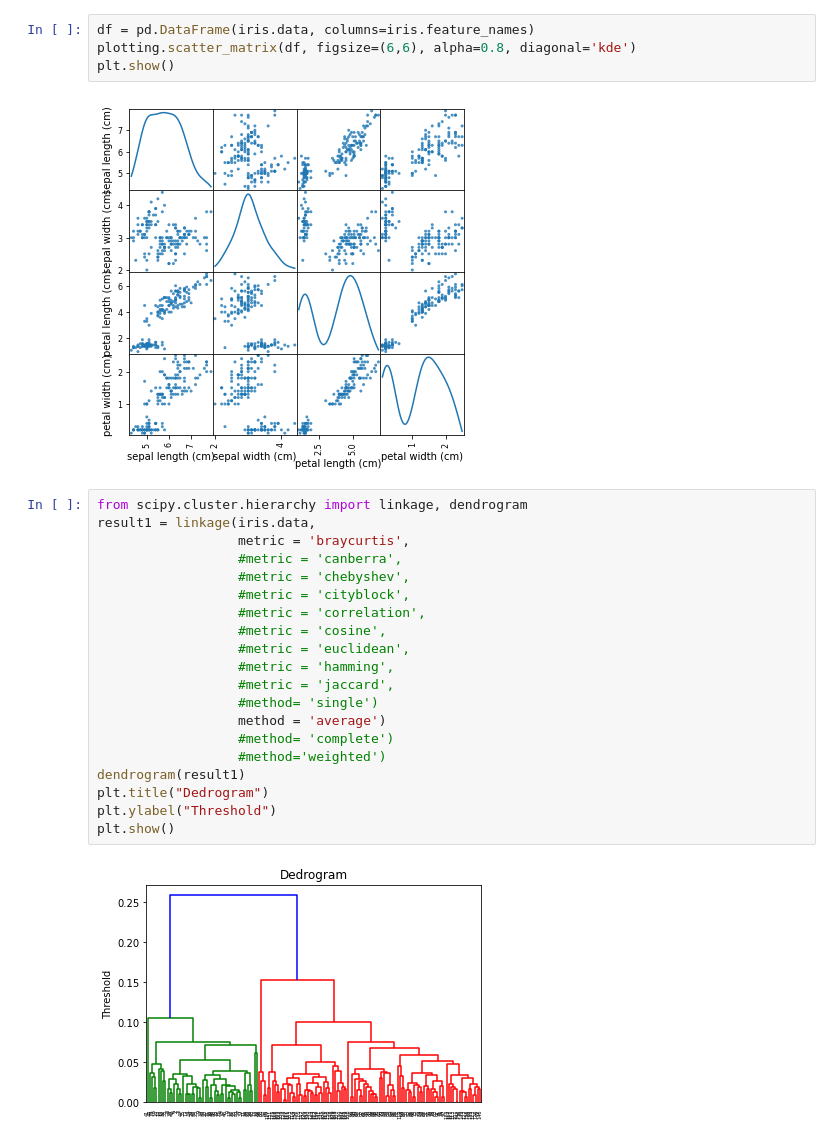
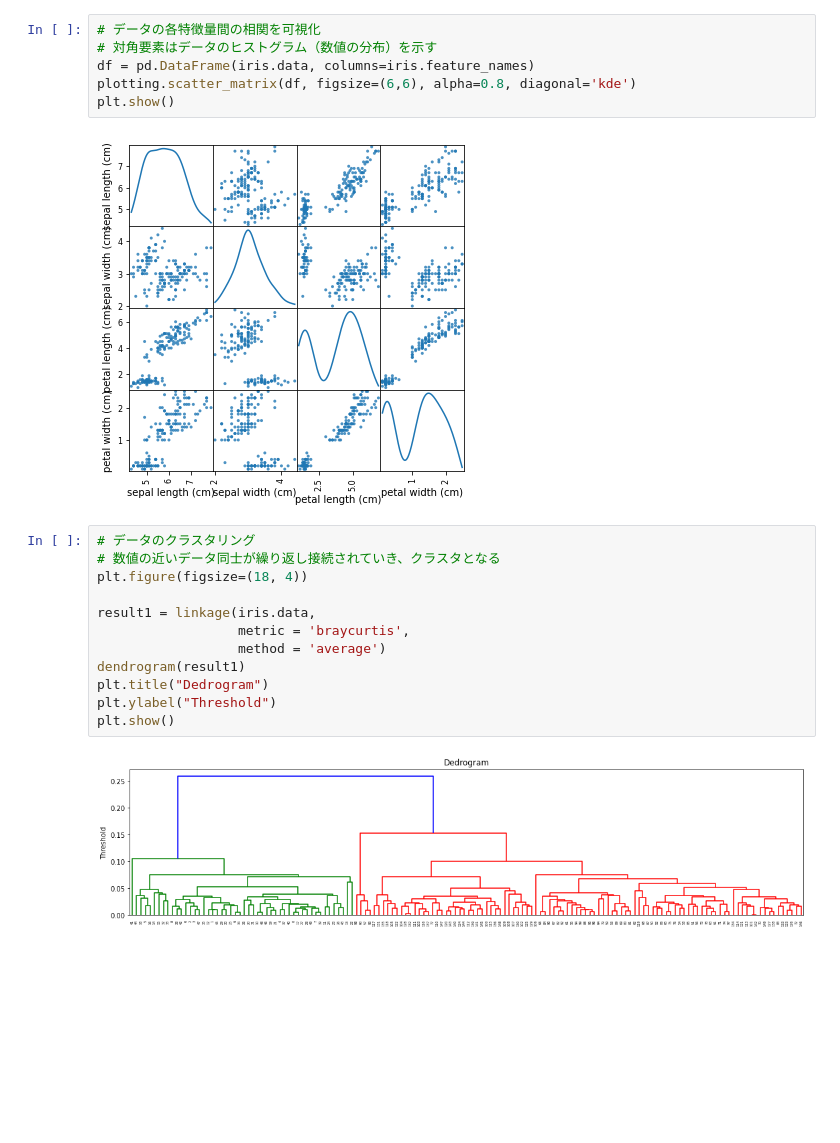
Before and after one commit to peisuke/ml-works, a Jupyter notebook: 7/7_2.ipynb, the cells around one changed output. Cells and saved outputs as stored; diff of their text form; blank space fills up the shorter version.

```diff
--- a/7/7_2.ipynb
+++ b/7/7_2.ipynb
@@ -13,28 +34,22 @@ iris = datasets.load_iris()
 # %%
+# データの各特徴量間の相関を可視化
+# 対角要素はデータのヒストグラム（数値の分布）を示す
 df = pd.DataFrame(iris.data, columns=iris.feature_names)
 plotting.scatter_matrix(df, figsize=(6,6), alpha=0.8, diagonal='kde')
 plt.show()
 # %% [output]
 [figure]
 # %%
-from scipy.cluster.hierarchy import linkage, dendrogram
+# データのクラスタリング
+# 数値の近いデータ同士が繰り返し接続されていき、クラスタとなる
+plt.figure(figsize=(18, 4))
+
 result1 = linkage(iris.data,
                   metric = 'braycurtis',
-                  #metric = 'canberra',
-                  #metric = 'chebyshev',
-                  #metric = 'cityblock',
-                  #metric = 'correlation',
-                  #metric = 'cosine',
-                  #metric = 'euclidean',
-                  #metric = 'hamming',
-                  #metric = 'jaccard',
-                  #method= 'single')
                   method = 'average')
-                  #method= 'complete')
-                  #method='weighted')
 dendrogram(result1)
 plt.title("Dedrogram")
 plt.ylabel("Threshold")
 plt.show()
 # %% [output]
-[figure, old version]
+[figure, new version]
```
Also changed, not shown: parts of 4 cells of this notebook.
